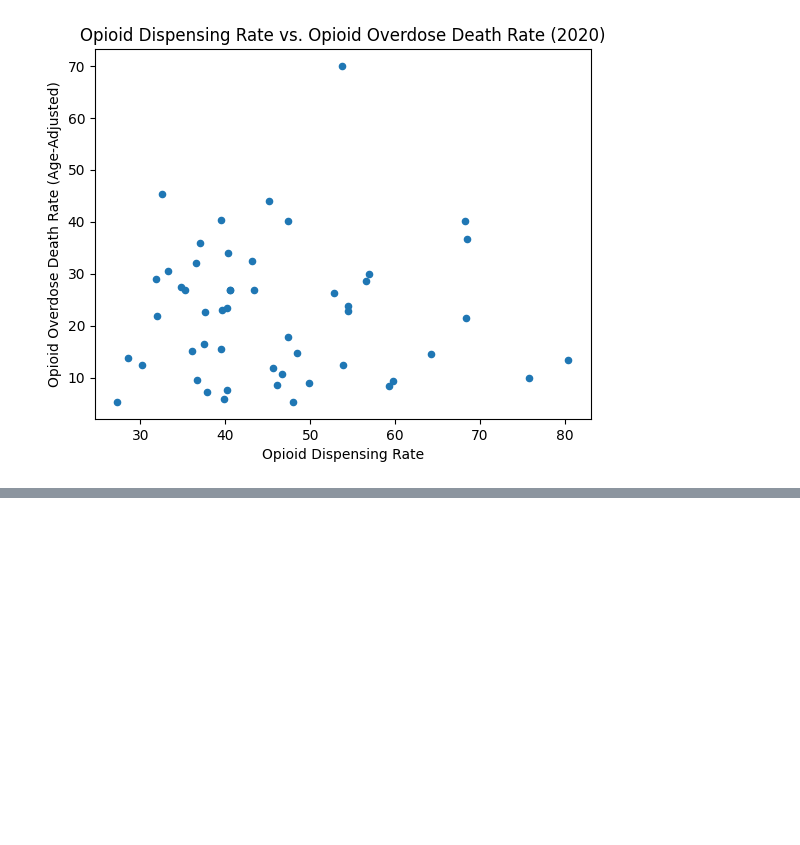
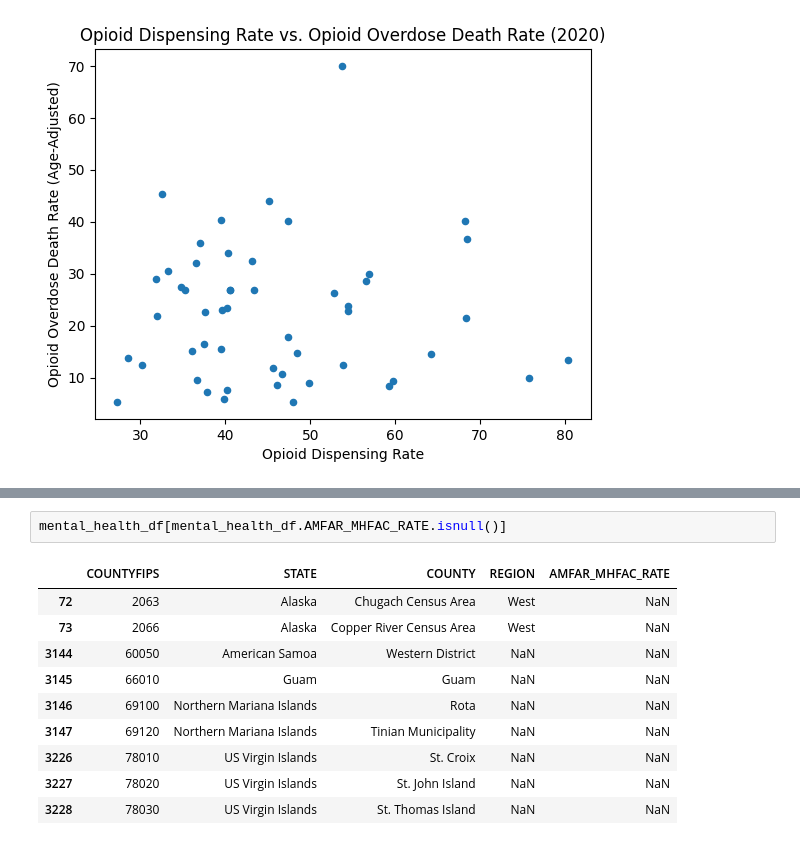
Before and after one commit to Ludougan123234/624-project, a Jupyter notebook: state_level_analysis.ipynb, the cells around one changed output, grey strips where cells are left out. Drawn from its saved outputs; the diff is of its cells as text; blank space fills up the shorter version.

```diff
--- a/state_level_analysis.ipynb
+++ b/state_level_analysis.ipynb
@@ -94,0 +116,13 @@ Text(0.5, 0, 'Opioid Dispensing Rate')
+# %%
+mental_health_df[mental_health_df.AMFAR_MHFAC_RATE.isnull()]
+# %% [output]
+|  | COUNTYFIPS | STATE | COUNTY | REGION | AMFAR_MHFAC_RATE |
+| 72 | 2063 | Alaska | Chugach Census Area | West | NaN |
+| 73 | 2066 | Alaska | Copper River Census Area | West | NaN |
+| 3144 | 60050 | American Samoa | Western District | NaN | NaN |
+| 3145 | 66010 | Guam | Guam | NaN | NaN |
+| 3146 | 69100 | Northern Mariana Islands | Rota | NaN | NaN |
+| 3147 | 69120 | Northern Mariana Islands | Tinian Municipality | NaN | NaN |
+| 3226 | 78010 | US Virgin Islands | St. Croix | NaN | NaN |
+| 3227 | 78020 | US Virgin Islands | St. John Island | NaN | NaN |
+| 3228 | 78030 | US Virgin Islands | St. Thomas Island | NaN | NaN |
```
Also changed, not shown: parts of 10 cells of this notebook.
